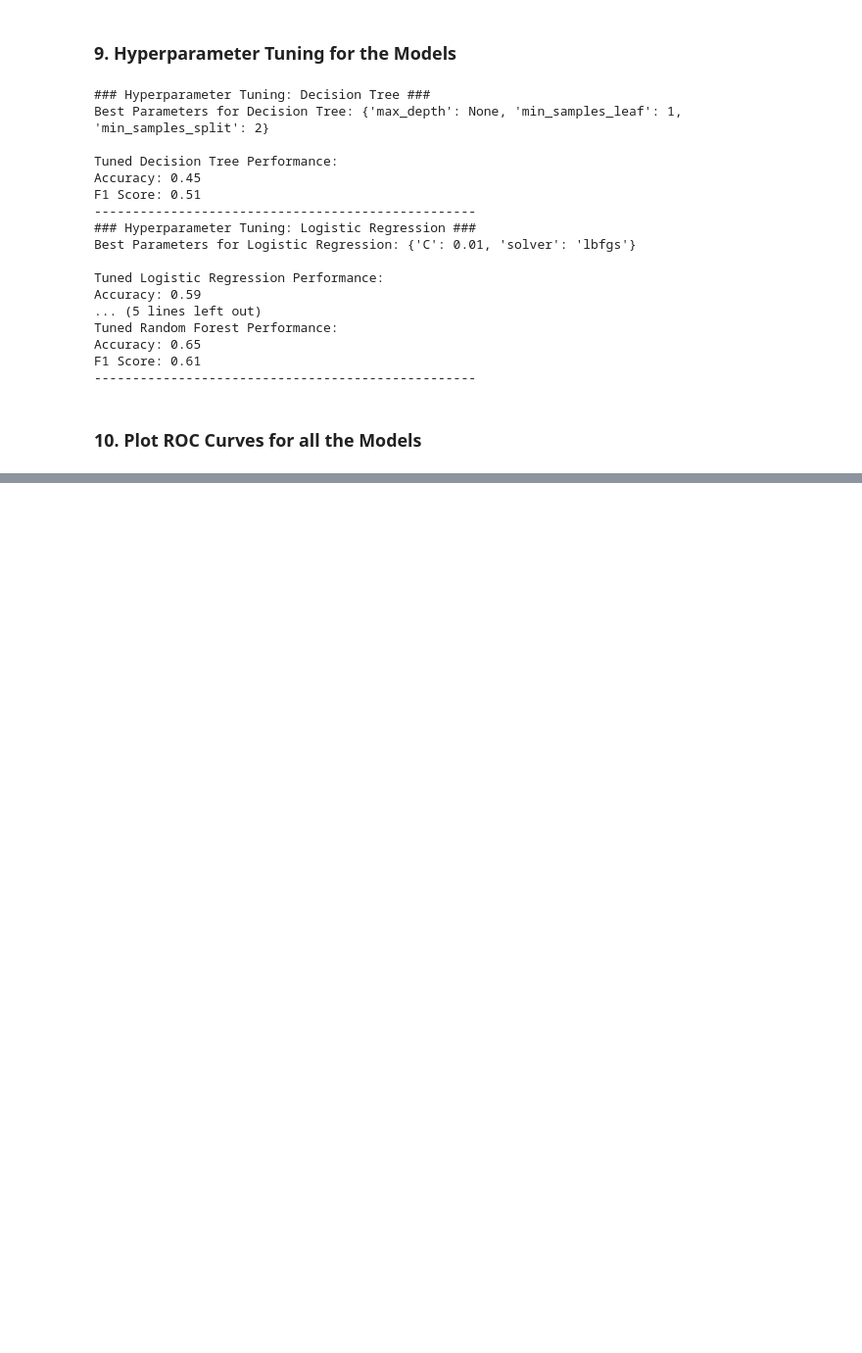
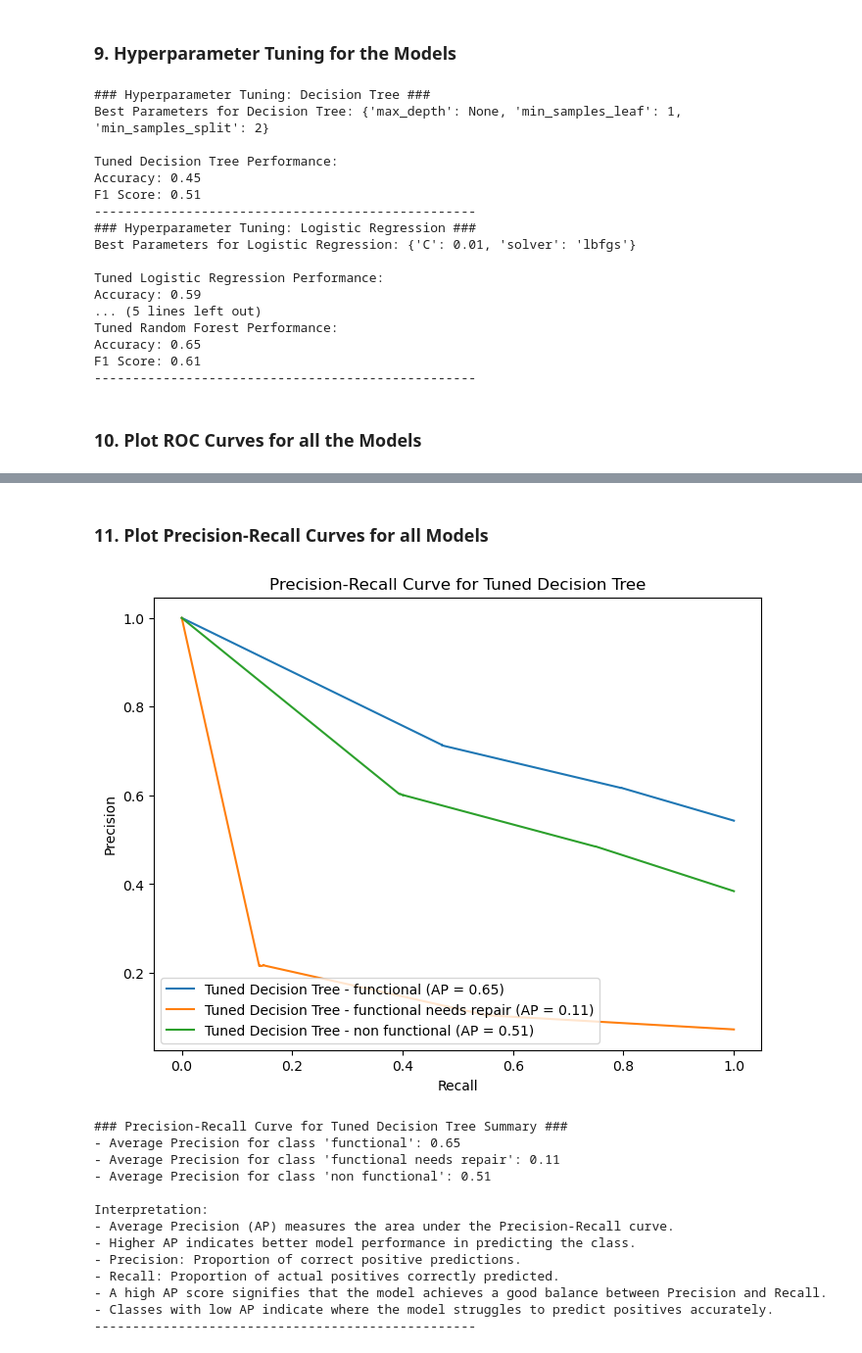
Before and after one commit to Otim135/PHASE_3_CLASSIFICATION_PROJECT, a Jupyter notebook: final_well_analysis.ipynb, the cells around one changed output, grey strips where cells are left out. Shown at 98% size. Drawn from its saved outputs; the diff is of its cells as text; code cells hidden in the pictures; blank space fills up the shorter version.

```diff
--- a/final_well_analysis.ipynb
+++ b/final_well_analysis.ipynb
@@ -612,3 +612,77 @@ Interpretation:
 - AUC close to 1.0 indicates excellent model performance.
 - Check for classes with low AUC to identify areas for improvement.
 --------------------------------------------------
+# %% [markdown]
+### **11. Plot Precision-Recall Curves for all Models**
+# %%
+from sklearn.metrics import precision_recall_curve, average_precision_score
+import matplotlib.pyplot as plt
+
+# Updated Precision-Recall Curve Plotting Function
+def plot_precision_recall_with_summary(y_true, y_prob, title, model_name):
+    """
+    Plot Precision-Recall curves and generate a summary for each class with Average Precision scores.
+    """
+    plt.figure(figsize=(8, 6))
+    ap_values = {}  # Dictionary to store Average Precision for each class
+
+    for i, class_name in enumerate(label_encoder.classes_):
+        precision, recall, _ = precision_recall_curve(y_true[:, i], y_prob[:, i])
+        avg_precision = average_precision_score(y_true[:, i], y_prob[:, i])
+        ap_values[class_name] = avg_precision  # Save AP value
+
+        plt.plot(recall, precision, label=f'{model_name} - {class_name} (AP = {avg_precision:.2f})')
+
+    plt.xlabel('Recall')
+    plt.ylabel('Precision')
+    plt.title(title)
+    plt.legend(loc='lower left')
+    plt.show()
+
+    # Summary of Average Precision scores
+    print(f"### {title} Summary ###")
+    for class_name, ap_value in ap_values.items():
+        print(f"- Average Precision for class '{class_name}': {ap_value:.2f}")
+    print("\nInterpretation:")
+    print("- Average Precision (AP) measures the area under the Precision-Recall curve.")
+    print("- Higher AP indicates better model performance in predicting the class.")
+    print("- Precision: Proportion of correct positive predictions.")
+    print("- Recall: Proportion of actual positives correctly predicted.")
+    print("- A high AP score signifies that the model achieves a good balance between Precision and Recall.")
+    print("- Classes with low AP indicate where the model struggles to predict positives accurately.")
+    print("-" * 50)
+
+# Compute probabilities for Precision-Recall
+y_prob_dt = dt_tuned.predict_proba(X_val)  # Decision Tree probabilities
+y_prob_lr = lr_tuned.predict_proba(X_val)  # Logistic Regression probabilities
+y_prob_rf = rf_tuned.predict_proba(X_val)  # Random Forest probabilities
+
+# Precision-Recall curve for Decision Tree
+plot_precision_recall_with_summary(y_val_bin, y_prob_dt,
+                                   'Precision-Recall Curve for Tuned Decision Tree',
+                                   'Tuned Decision Tree')
+
+# Precision-Recall curve for Logistic Regression
+plot_precision_recall_with_summary(y_val_bin, y_prob_lr,
+                                   'Precision-Recall Curve for Tuned Logistic Regression',
+                                   'Tuned Logistic Regression')
+
+# Precision-Recall curve for Random Forest
+plot_precision_recall_with_summary(y_val_bin, y_prob_rf,
+                                   'Precision-Recall Curve for Tuned Random Forest',
+                                   'Tuned Random Forest')
+# %% [output]
+[figure, added]
+### Precision-Recall Curve for Tuned Decision Tree Summary ###
+- Average Precision for class 'functional': 0.65
+- Average Precision for class 'functional needs repair': 0.11
+- Average Precision for class 'non functional': 0.51
+
+Interpretation:
+- Average Precision (AP) measures the area under the Precision-Recall curve.
+- Higher AP indicates better model performance in predicting the class.
+- Precision: Proportion of correct positive predictions.
+- Recall: Proportion of actual positives correctly predicted.
+- A high AP score signifies that the model achieves a good balance between Precision and Recall.
+- Classes with low AP indicate where the model struggles to predict positives accurately.
+--------------------------------------------------
```
Also changed, not shown: parts of 5 cells of this notebook.
